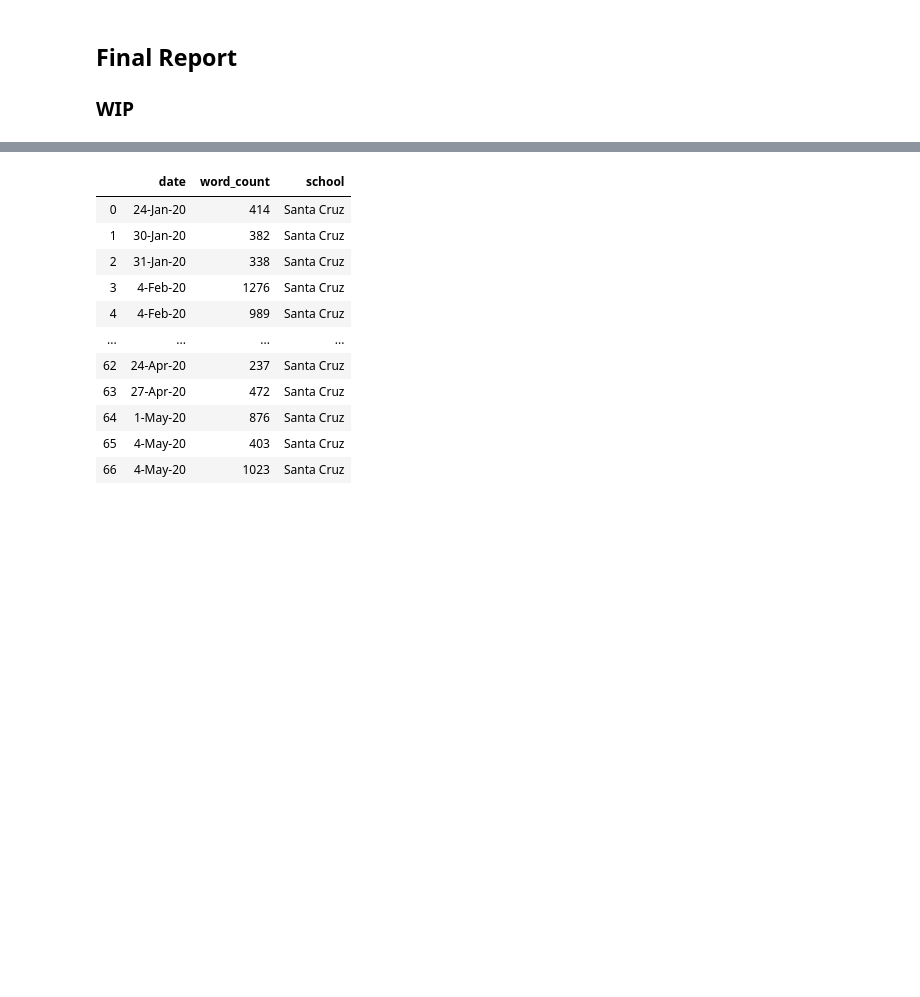
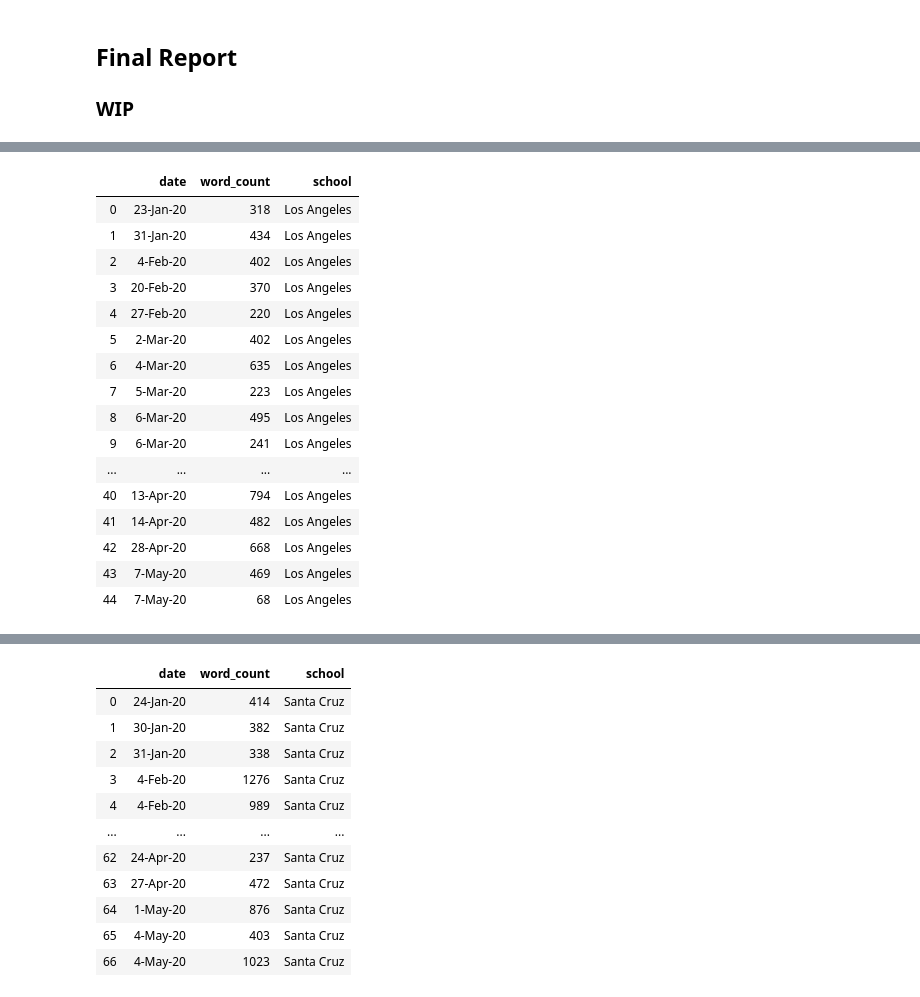
Before and after one commit to hasetia/Data-Science-Sentiment-Analysis-, a Jupyter notebook: Final Report.ipynb, the cells around one changed output, grey strips where cells are left out. Drawn from its saved outputs; the diff is of its cells as text; code cells hidden in the pictures; blank space fills up the shorter version.

```diff
--- a/Final Report.ipynb
+++ b/Final Report.ipynb
@@ -21,0 +95,21 @@ df_ucd = pd.read_csv('Datasets/UC_Davis.csv', dtype={'date': 'str', 'word_count'
+# %%
+# Take a look at Los Angeles
+df_ucla
+# %% [output]
+|  | date | word_count | school |
+| 0 | 23-Jan-20 | 318 | Los Angeles |
+| 1 | 31-Jan-20 | 434 | Los Angeles |
+| 2 | 4-Feb-20 | 402 | Los Angeles |
+| 3 | 20-Feb-20 | 370 | Los Angeles |
+| 4 | 27-Feb-20 | 220 | Los Angeles |
+| 5 | 2-Mar-20 | 402 | Los Angeles |
+| 6 | 4-Mar-20 | 635 | Los Angeles |
+| 7 | 5-Mar-20 | 223 | Los Angeles |
+| 8 | 6-Mar-20 | 495 | Los Angeles |
+| 9 | 6-Mar-20 | 241 | Los Angeles |
+| ... | ... | ... | ... |
+| 40 | 13-Apr-20 | 794 | Los Angeles |
+| 41 | 14-Apr-20 | 482 | Los Angeles |
+| 42 | 28-Apr-20 | 668 | Los Angeles |
+| 43 | 7-May-20 | 469 | Los Angeles |
+| 44 | 7-May-20 | 68 | Los Angeles |
```
Also changed, not shown: parts of 17 cells of this notebook.
